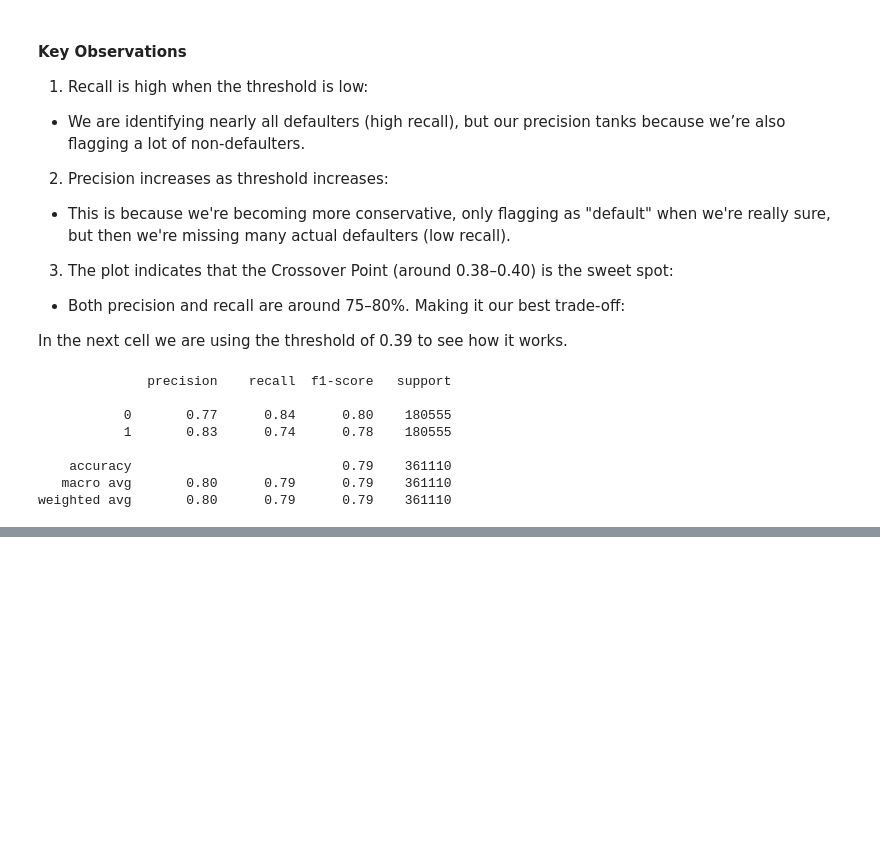
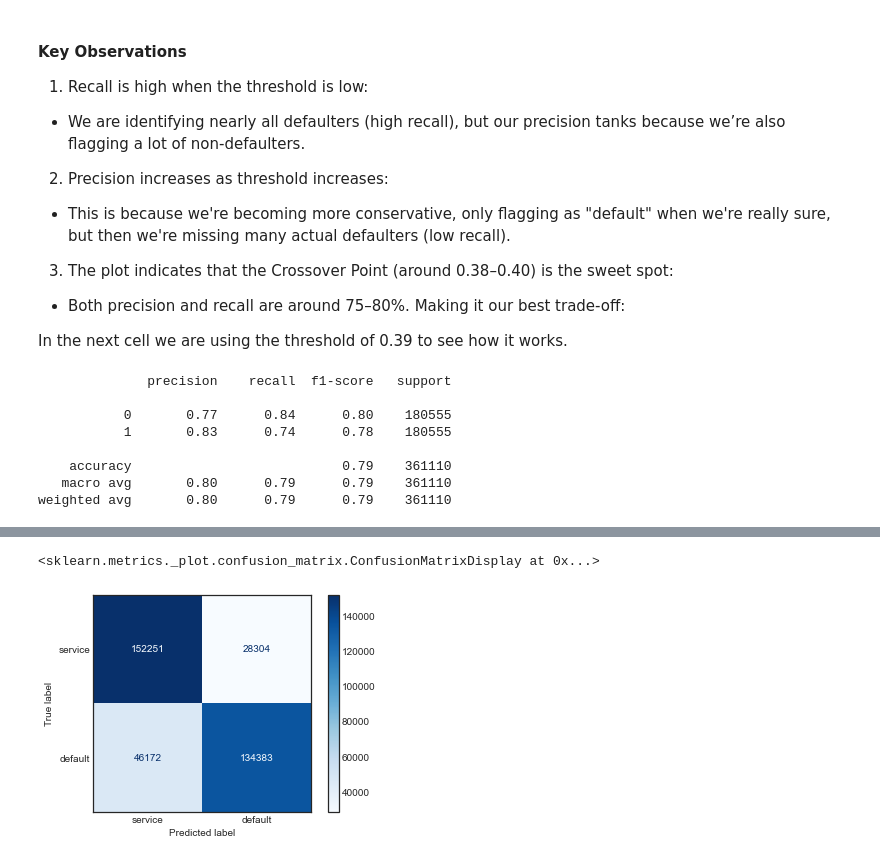
Before and after one commit to Assesa44/Who-Will-Default-, a Jupyter notebook: Notebooks/03_modeling_decisiontree_randomforest.ipynb, the cells around one changed output, grey strips where cells are left out. Drawn from its saved outputs; the diff is of its cells as text; code cells hidden in the pictures; blank space fills up the shorter version.

Commit message:
updates: finished training decision trees model.

```diff
--- a/Notebooks/03_modeling_decisiontree_randomforest.ipynb
+++ b/Notebooks/03_modeling_decisiontree_randomforest.ipynb
@@ -265,0 +267,19 @@ The threshold has balanced the false positives and negatives in both non default
+# %%
+# Define model
+dt = DecisionTreeClassifier(criterion= 'entropy', random_state= 42)
+
+# Define the hyperparameter grid
+param_dist = {
+    'min_samples_leaf': [5, 8, 10, 12],
+    'max_depth': [5, 7, 10, 13]
+}
+
+# Set up RandomizedSearchCV
+rand_search = RandomizedSearchCV(estimator=dt, param_distributions=param_dist,
+                           cv=5, scoring='f1_macro', n_jobs=-1, verbose= 1)
+
+# Fit to training data
+rand_search.fit(X_dtree, y_dtree)
+
+# Print best parameters
+print("Best params:", rand_search.best_params_)
@@ -265,0 +357,7 @@ The threshold has balanced the false positives and negatives in both non default
+# %%
+cm = confusion_matrix(y_dtree, y_pred_thresh)
+disp = ConfusionMatrixDisplay(confusion_matrix=cm, display_labels= class_label)
+disp.plot(cmap='Blues')
+# %% [output]
+<sklearn.metrics._plot.confusion_matrix.ConfusionMatrixDisplay at 0x...>
+[figure, added]
```
Also changed, not shown: parts of 12 cells of this notebook.
